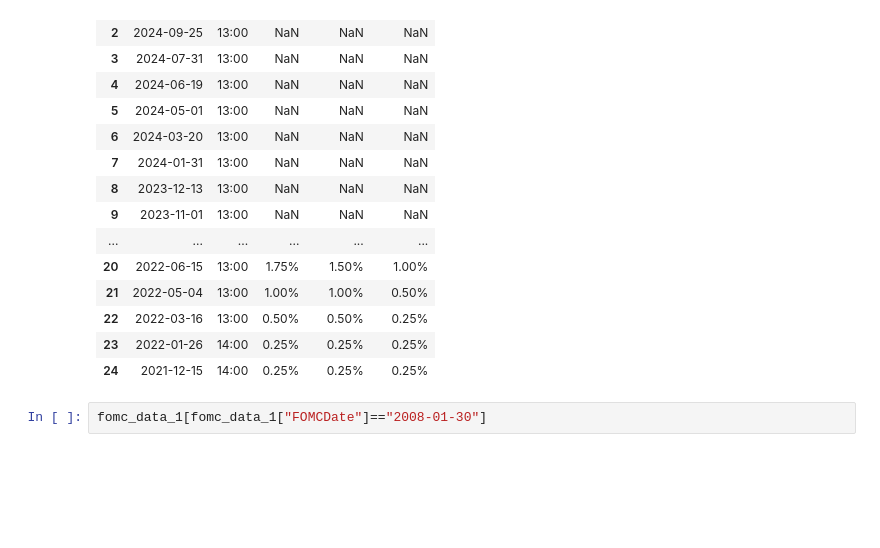
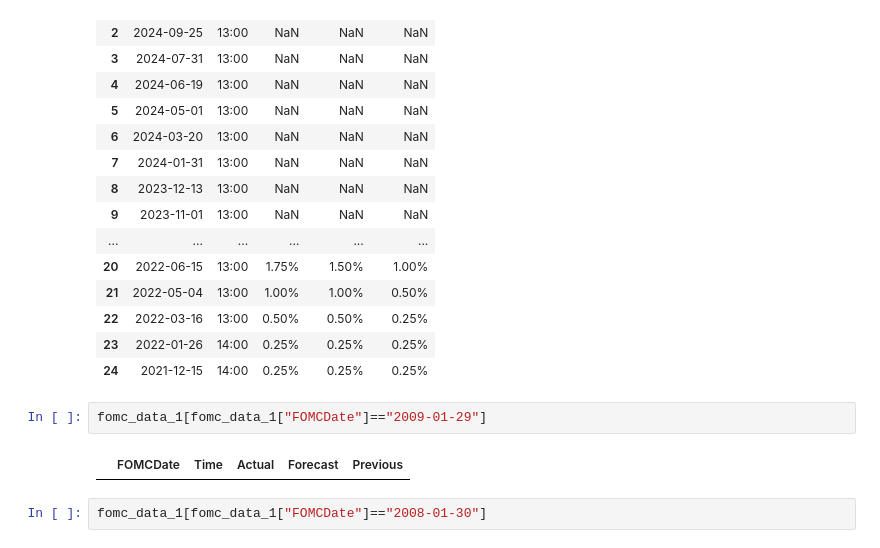
Before and after one commit to baksben/pyfedwatch, a Jupyter notebook: notebooks/Ben's_copy.ipynb, the cells around one changed output. Saved outputs shown, nothing was run; the diff lists cells and outputs as text; blank space fills up the shorter version.

```diff
--- a/notebooks/Ben's_copy.ipynb
+++ b/notebooks/Ben's_copy.ipynb
@@ -37,6 +37,10 @@ fomc_data_1.head(25)
 | 22 | 2022-03-16 | 13:00 | 0.50% | 0.50% | 0.25% |
 | 23 | 2022-01-26 | 14:00 | 0.25% | 0.25% | 0.25% |
 | 24 | 2021-12-15 | 14:00 | 0.25% | 0.25% | 0.25% |
+# %%
+fomc_data_1[fomc_data_1["FOMCDate"]=="2009-01-29"]
+# %% [output]
+|  | FOMCDate | Time | Actual | Forecast | Previous |
 # %%
 fomc_data_1[fomc_data_1["FOMCDate"]=="2008-01-30"]
 # %% [output]
```
Also changed, not shown: parts of 8 cells of this notebook, 2 other files.
